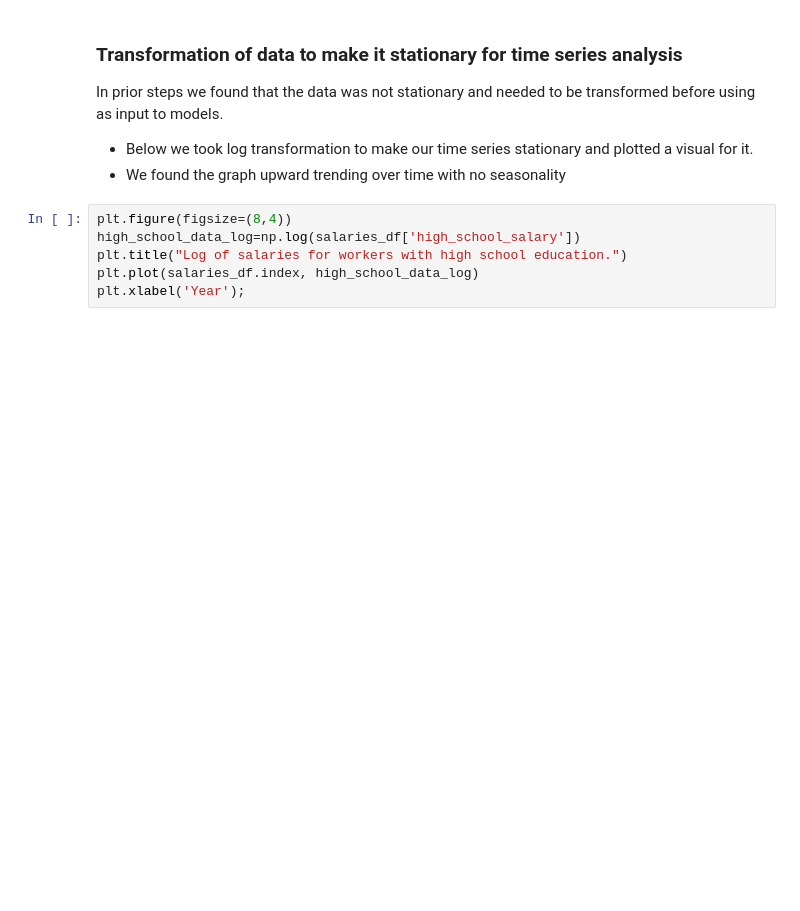
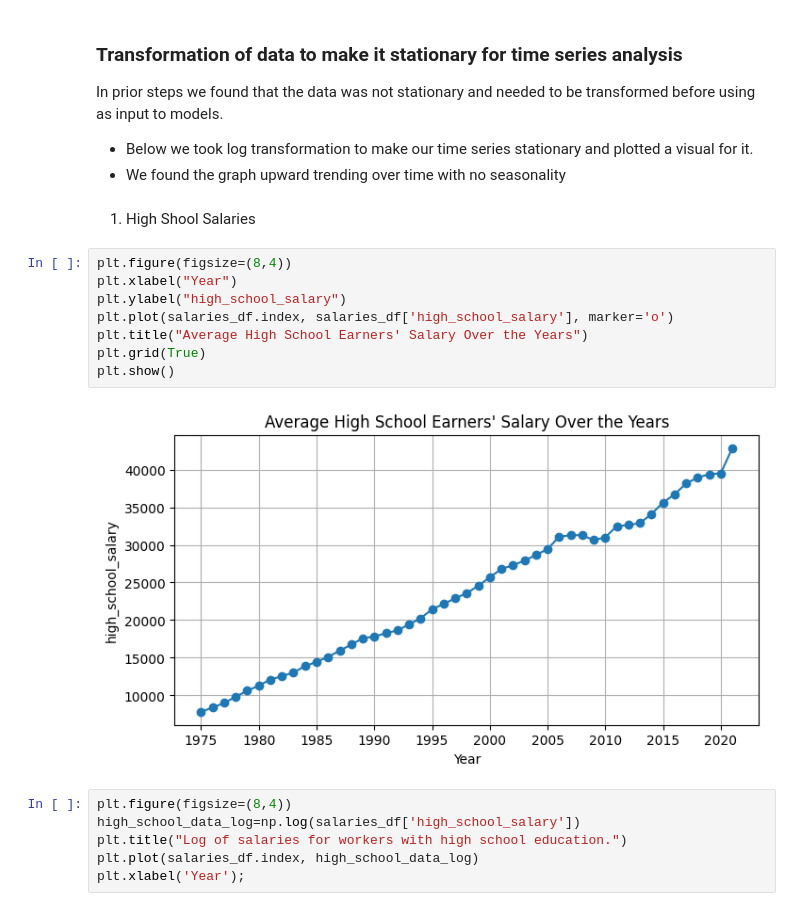
Before and after one commit to pmiller50/IU_time_series_G3, a Jupyter notebook: TSA_Project_Part3.ipynb, the cells around one changed output. Drawn from its saved outputs; the diff is of its cells as text; blank space fills up the shorter version.

```diff
--- a/TSA_Project_Part3.ipynb
+++ b/TSA_Project_Part3.ipynb
@@ -47,6 +47,18 @@ In prior steps we found that the data was not stationary and needed to be transf
 
 - Below we took log transformation to make our time series stationary and plotted a visual for it.
 - We found the graph upward trending over time with no seasonality
+# %% [markdown]
+1. High Shool Salaries
+# %%
+plt.figure(figsize=(8,4))
+plt.xlabel("Year")
+plt.ylabel("high_school_salary")
+plt.plot(salaries_df.index, salaries_df['high_school_salary'], marker='o')
+plt.title("Average High School Earners' Salary Over the Years")
+plt.grid(True)
+plt.show()
+# %% [output]
+[figure, added]
 # %%
 plt.figure(figsize=(8,4))
 high_school_data_log=np.log(salaries_df['high_school_salary'])
```
Also changed, not shown: parts of 37 cells of this notebook, 1 other file.
